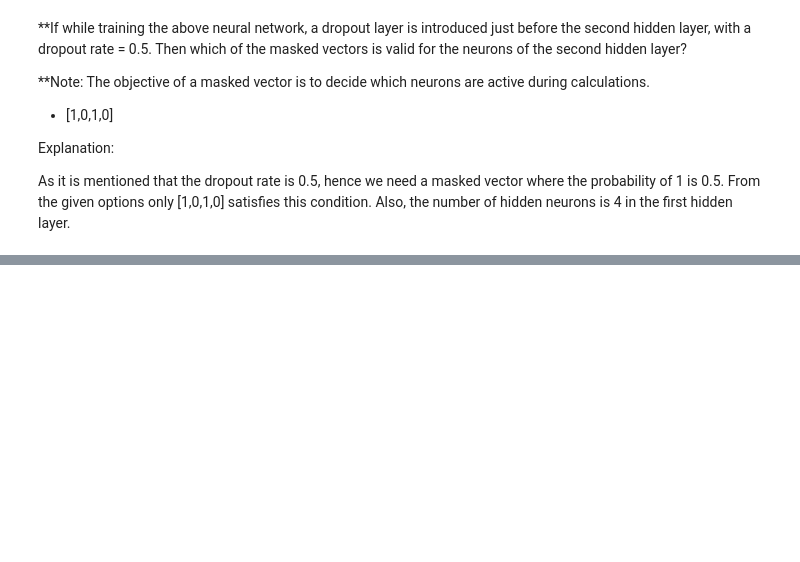
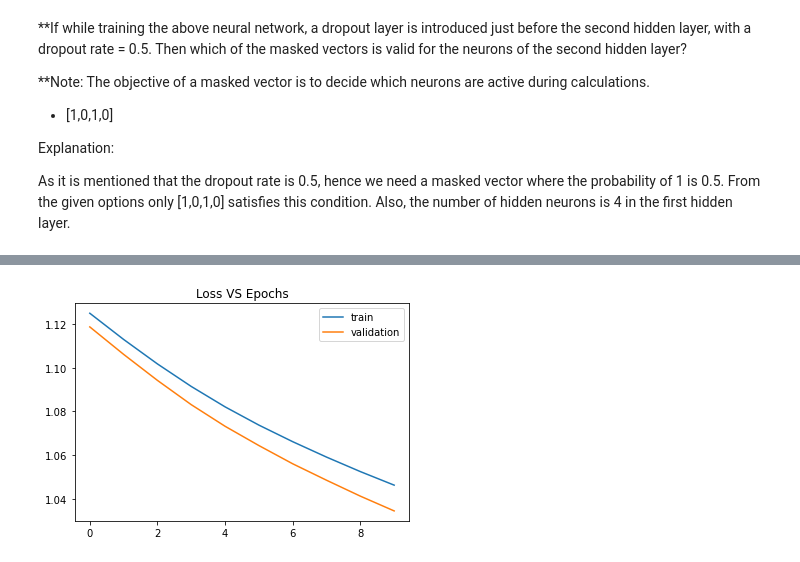
Before and after one commit to 28101991SUNNY/Neural-Networks, a Jupyter notebook: 06_optimizers and regularization.ipynb, the cells around one changed output, grey strips where cells are left out. Cells and saved outputs as stored; diff of their text form; code cells hidden in the pictures; blank space fills up the shorter version.

```diff
--- a/06_optimizers and regularization.ipynb
+++ b/06_optimizers and regularization.ipynb
@@ -342,0 +665,13 @@ Also, the number of hidden neurons is 4 in the first hidden layer.
+# %%
+def create_baseline():
+
+    model = Sequential([
+                    Dense(32, activation="relu",kernel_initializer='glorot_uniform'),
+                    Dense(64, activation="relu",kernel_initializer='glorot_uniform'),
+                    Dense(128, activation="relu",kernel_initializer='glorot_uniform'),
+                    Dense(64, activation="relu",kernel_initializer='glorot_uniform'),
+                    Dense(32, activation="relu",kernel_initializer='glorot_uniform'),
+                    Dense(3,activation='softmax')])
+    return model
+# %%
+model = create_baseline()
@@ -342,0 +680,5 @@ Also, the number of hidden neurons is 4 in the first hidden layer.
+# %%
+model.compile(optimizer = tf.keras.optimizers.SGD(),
+                loss = tf.keras.losses.CategoricalCrossentropy() )
+# %%
+history = model.fit(X_train, y_train, validation_data = (X_val, y_val),  epochs=10, batch_size=128)
@@ -342,0 +706,14 @@ Also, the number of hidden neurons is 4 in the first hidden layer.
+# %%
+epochs = history.epoch
+loss = history.history["loss"]
+val_loss = history.history["val_loss"]
+
+
+plt.plot(epochs, loss, label="train")
+plt.plot(epochs, val_loss, label="validation")
+
+plt.legend()
+plt.title("Loss VS Epochs")
+
+plt.show()
+# %% [output]
@@ -342,0 +725 @@ Also, the number of hidden neurons is 4 in the first hidden layer.
+[figure, added]
```
Also changed, not shown: parts of 49 cells of this notebook.
